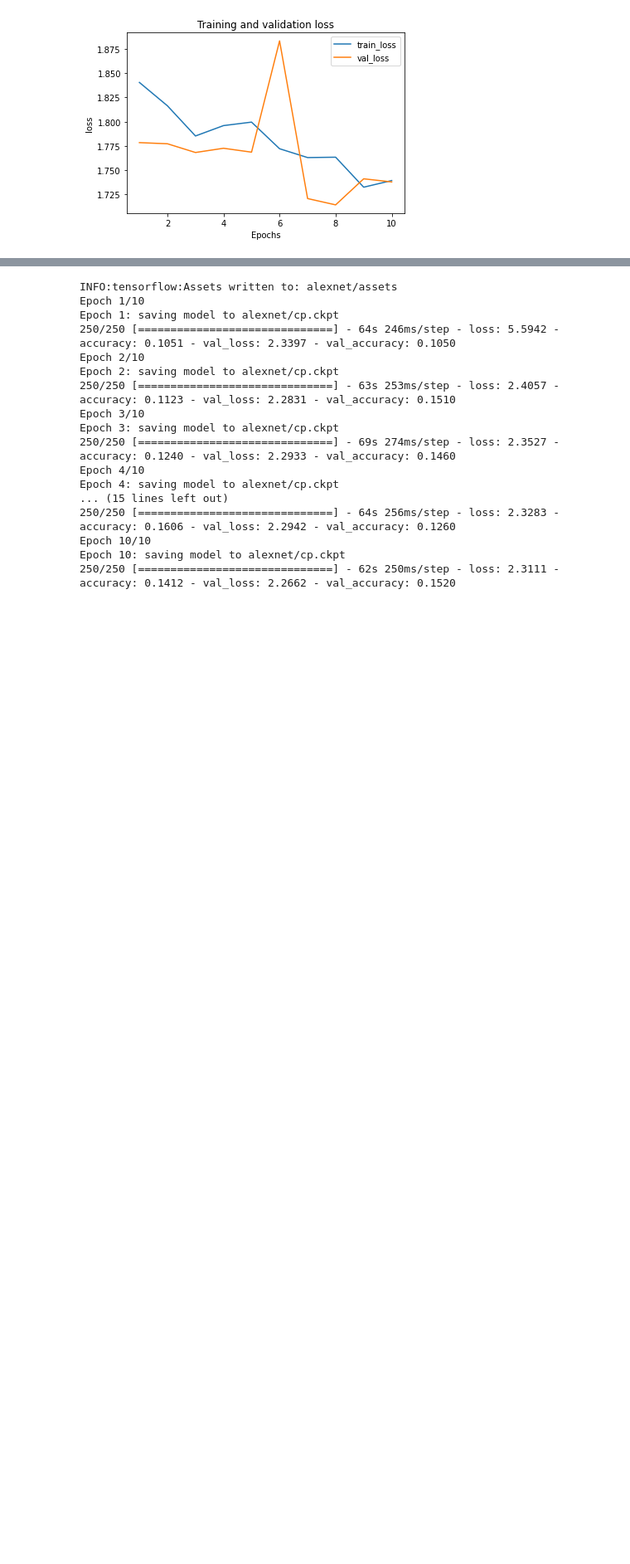
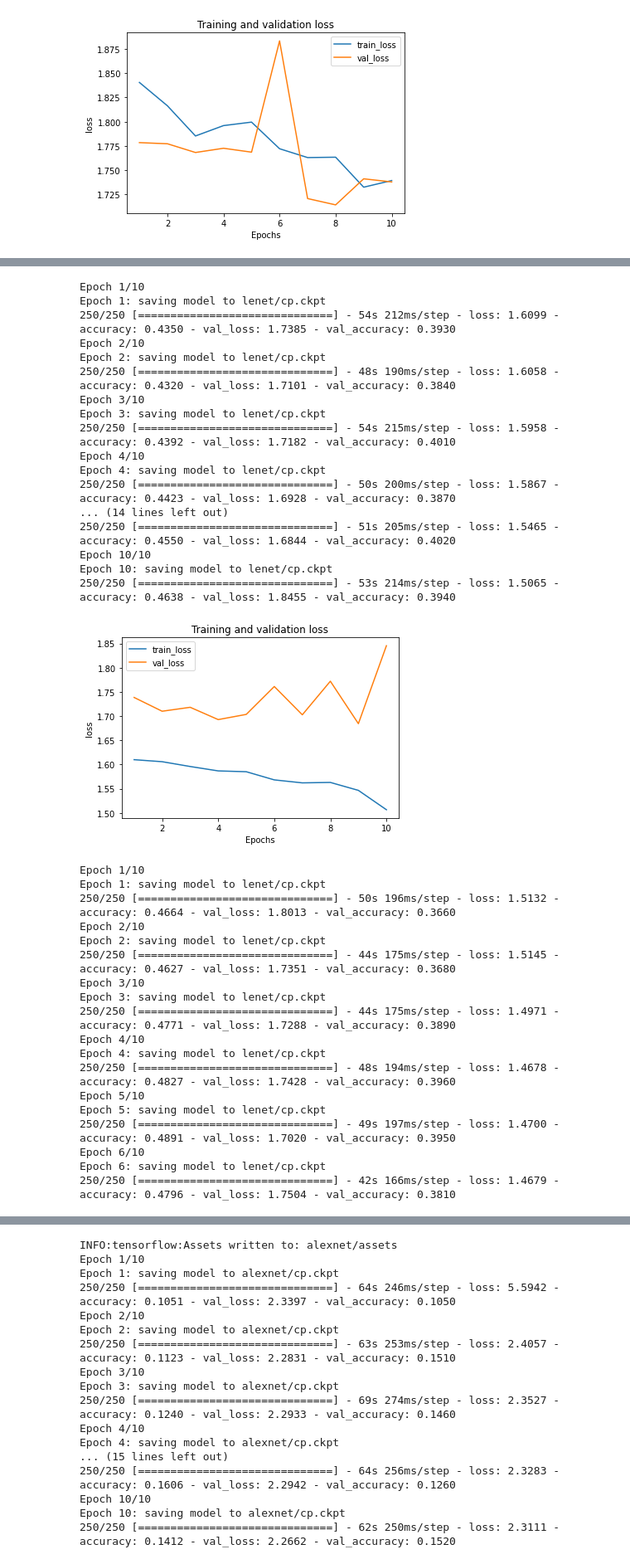
Before and after one commit to hockyy/food-101-mlcv, a Jupyter notebook: FoodHockyExplore.ipynb, the cells around one changed output, grey strips where cells are left out. Shown at 83% size. Saved outputs shown, nothing was run; the diff lists cells and outputs as text; code cells hidden in the pictures; blank space fills up the shorter version.

```diff
--- a/FoodHockyExplore.ipynb
+++ b/FoodHockyExplore.ipynb
@@ -323,3 +344,44 @@ Epoch 10: saving model to lenet/cp.ckpt
+# %%
+for i in range(5):
+  lenet = train_or_load_model_early_stopping(lenet, train_gen, validate_gen, "lenet", 10)
+  save_model_to_drive("lenet")
+# %% [output]
+Epoch 1/10
+Epoch 1: saving model to lenet/cp.ckpt
+250/250 [==============================] - 54s 212ms/step - loss: 1.6099 - accuracy: 0.4350 - val_loss: 1.7385 - val_accuracy: 0.3930
+Epoch 2/10
+Epoch 2: saving model to lenet/cp.ckpt
+250/250 [==============================] - 48s 190ms/step - loss: 1.6058 - accuracy: 0.4320 - val_loss: 1.7101 - val_accuracy: 0.3840
+Epoch 3/10
+Epoch 3: saving model to lenet/cp.ckpt
+250/250 [==============================] - 54s 215ms/step - loss: 1.5958 - accuracy: 0.4392 - val_loss: 1.7182 - val_accuracy: 0.4010
+Epoch 4/10
+Epoch 4: saving model to lenet/cp.ckpt
+250/250 [==============================] - 50s 200ms/step - loss: 1.5867 - accuracy: 0.4423 - val_loss: 1.6928 - val_accuracy: 0.3870
+... (14 lines left out)
+250/250 [==============================] - 51s 205ms/step - loss: 1.5465 - accuracy: 0.4550 - val_loss: 1.6844 - val_accuracy: 0.4020
+Epoch 10/10
+Epoch 10: saving model to lenet/cp.ckpt
+250/250 [==============================] - 53s 214ms/step - loss: 1.5065 - accuracy: 0.4638 - val_loss: 1.8455 - val_accuracy: 0.3940
+[figure, added]
+Epoch 1/10
+Epoch 1: saving model to lenet/cp.ckpt
+250/250 [==============================] - 50s 196ms/step - loss: 1.5132 - accuracy: 0.4664 - val_loss: 1.8013 - val_accuracy: 0.3660
+Epoch 2/10
+Epoch 2: saving model to lenet/cp.ckpt
+250/250 [==============================] - 44s 175ms/step - loss: 1.5145 - accuracy: 0.4627 - val_loss: 1.7351 - val_accuracy: 0.3680
+Epoch 3/10
+Epoch 3: saving model to lenet/cp.ckpt
+250/250 [==============================] - 44s 175ms/step - loss: 1.4971 - accuracy: 0.4771 - val_loss: 1.7288 - val_accuracy: 0.3890
+Epoch 4/10
+Epoch 4: saving model to lenet/cp.ckpt
+250/250 [==============================] - 48s 194ms/step - loss: 1.4678 - accuracy: 0.4827 - val_loss: 1.7428 - val_accuracy: 0.3960
+Epoch 5/10
+Epoch 5: saving model to lenet/cp.ckpt
+250/250 [==============================] - 49s 197ms/step - loss: 1.4700 - accuracy: 0.4891 - val_loss: 1.7020 - val_accuracy: 0.3950
+Epoch 6/10
+Epoch 6: saving model to lenet/cp.ckpt
+250/250 [==============================] - 42s 166ms/step - loss: 1.4679 - accuracy: 0.4796 - val_loss: 1.7504 - val_accuracy: 0.3810
 # %%
 predict_and_assess_model(lenet, test_gen)
 # %% [output]
```
Also changed, not shown: parts of 2 cells of this notebook.
